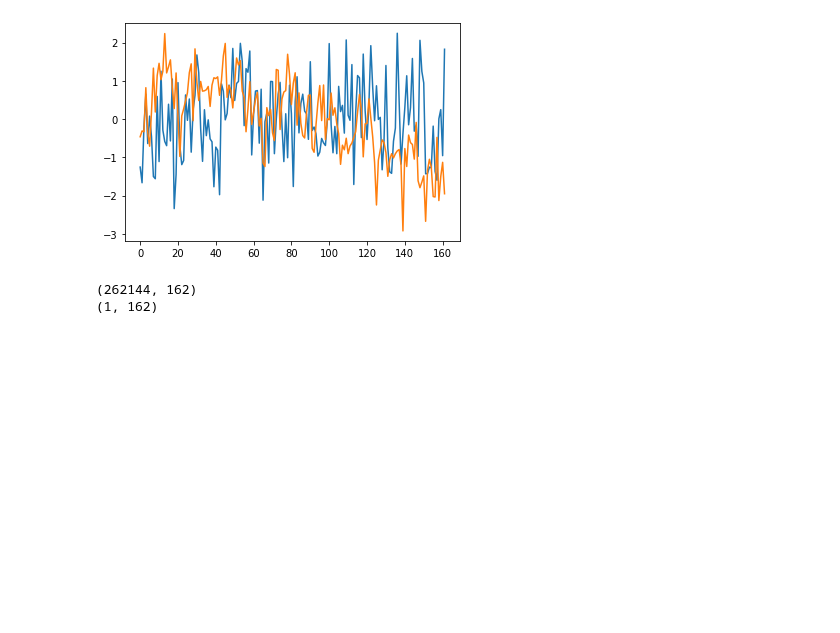
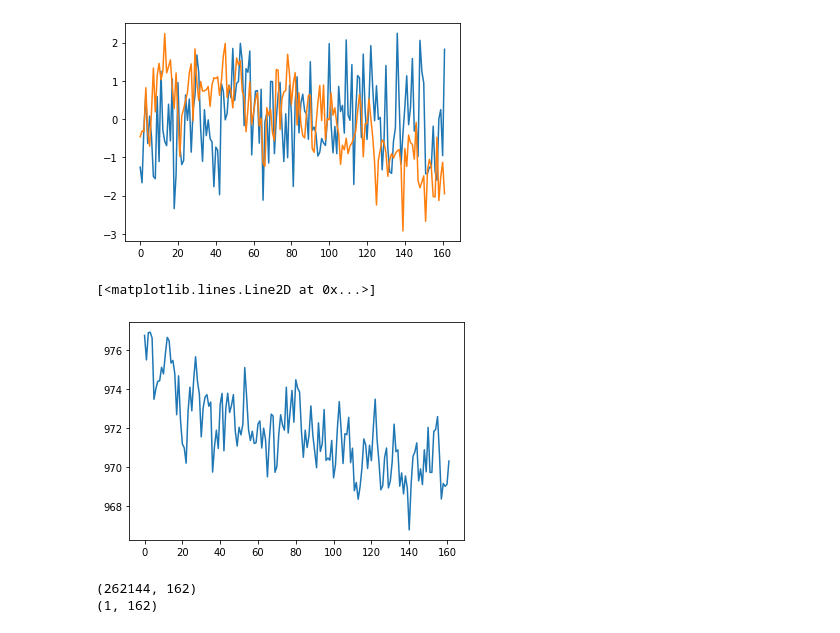
Before and after one commit to Aglinskas/BC-ORG-Data, a Jupyter notebook: Code/tut-neuroimaging-basic-IO.ipynb, the cells around one changed output. Saved outputs shown, nothing was run; the diff lists cells and outputs as text; code cells hidden in the pictures; blank space fills up the shorter version.

```diff
--- a/Code/tut-neuroimaging-basic-IO.ipynb
+++ b/Code/tut-neuroimaging-basic-IO.ipynb
@@ -139,6 +151,11 @@ roi_timecourse = epi_4D.numpy()[40,40,40,:]
 # %%
 roi_timecourse = epi_4D.numpy()[35:45,35:45,35:45,:]
 roi_timecourse = roi_timecourse.mean(axis=0).mean(axis=0).mean(axis=0)
+# %%
+plt.plot(roi_timecourse)
+# %% [output]
+[<matplotlib.lines.Line2D at 0x...>]
+[figure, added]
 # %%
 from tqdm import tqdm
 # %%
```
Also changed, not shown: parts of 4 cells of this notebook.
